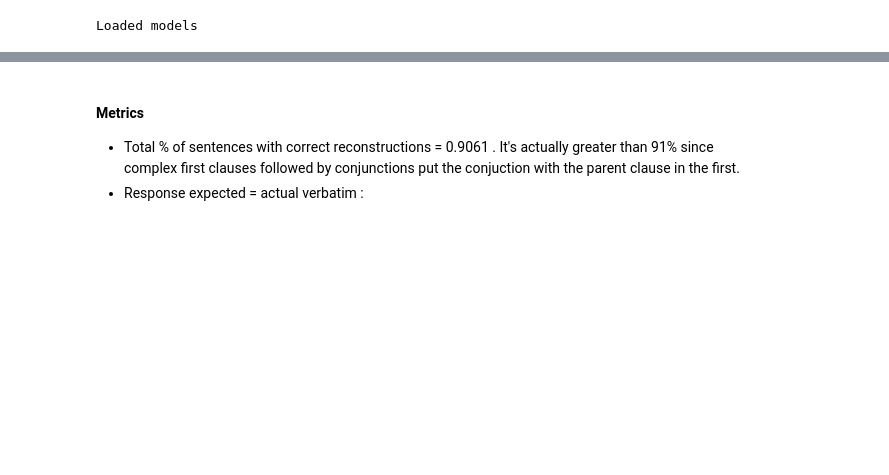
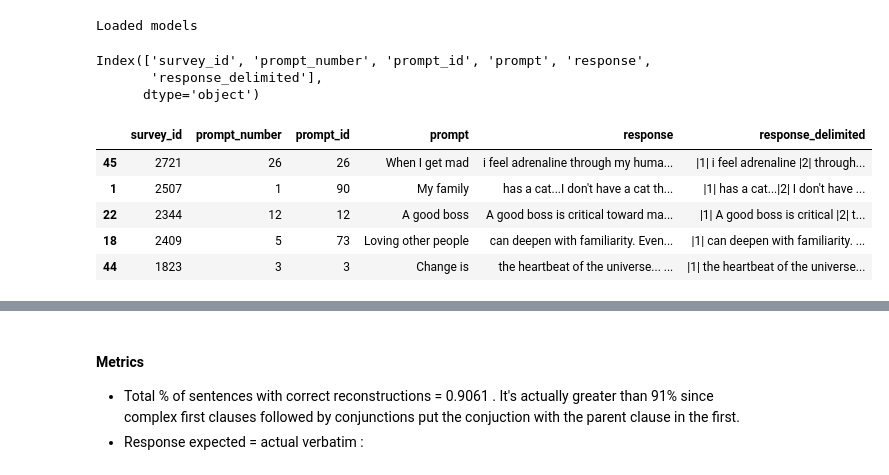
Before and after one commit to perspegrity5/SL_NLP_PassiveActive1, a Jupyter notebook: spacy_classifiers.ipynb, the cells around one changed output, grey strips where cells are left out. Drawn from its saved outputs; the diff is of its cells as text; code cells hidden in the pictures; blank space fills up the shorter version.

```diff
--- a/spacy_classifiers.ipynb
+++ b/spacy_classifiers.ipynb
@@ -259,3 +39,70 @@ df.sample(frac=1).head()
+# %%
+from io import StringIO
+import pandas as pd, numpy as np
+
+tsv = StringIO("""survey_id	prompt_number	prompt_id	prompt	response	response_delimited
+2546	36	48	Sometimes I wish that	my mom would come home more often.	|1| my mom |2| would come home more often.
+2507	1	90	My family	has a cat...I don't have a cat though I have 2 dogs	|1| has a cat...|2| I don't have a cat |3| though I have 2 dogs
+2510	33	33	When I am nervous	my hands get shaky	|1| my hands |2| get shaky
+2509	22	43	At times I worry about	my own dreams, nightmares I have thousands of them	|1| my own dreams, nightmares |2| I have thousands of them
+3356	34	47	Technology	its crazy and i wish i could keep up	|1| its crazy and |2| i wish |3| i could keep up
+2537	26	26	When I get mad	I sometimes use big voice then I go somewhere quiet so I can cry by myself.	|1| I sometimes use big voice |2| then I go somewhere quiet |3| so I can cry by myself.
+1869	25	25	My main problem is	a feeling that I am not entitled	|1| a feeling |2| that I am not entitled
+3127	29	29	If my mother	was a different lady, I would not be who I am.	|1| was a different lady, |2| I would not be who I am.
+1832	26	26	When I get mad	it takes a long time to build up, but I am slow to forgive.	|1| it takes a long time to build up, |2| but I am slow to forgive.
+2390	17	17	When they avoided me	I felt safe, knowing that I could receive a warm welcome from my family and friends.	|1| I felt safe, |2| knowing |3| that I could receive a warm welcome |4| from my family and friends.
+1880	36	48	Sometimes I wish that	I could be younger and have done things differently.	|1| I could be younger |2| and have done things differently.
+2407	17	17	When they avoided me	I sought to find out 'why?' . Knowing the 'why' can begin Awareness and Healing	|1| I sought |2| to find out 'why?' . |3| Knowing the 'why' |4| can begin Awareness and Healing
+3233	5	5	Being with other people	is both a learning experience and an opportunity to exchange views.	|1| is both a learning experience and an opportunity |2| to exchange views.
+2102	25	25	My main problem is	only a main problem if I think it is.	|1| only a main problem |2| if I think |3| it is.
+1529	10	10	When people are helpless	At times I try to find other ways of doing thing. But sometime I might be disappointed and stop or quit.	|1| At times I try |2| to find other ways |3| of doing thing. |4| But sometime I might be disappointed |5| and stop |6| or quit.
+2856	31	31	My father	taught me how to think critically and to love deeply.	|1| taught me |2| how to think critically |3| and to love deeply.
+1975	32	32	If I can\'t get what I want	I try to work out another way of getting what I want	|1| I try |2| to work out another way |3| of getting |4| what I want
+2157	17	17	When they avoided me	hmmm... I\'m stumped. I have no idea how to respond to this... Although there is a sense of relief...	|1| hmmm... I'm stumped. |2| I have no idea |3| how to respond to this...|4| Although there is a sense of relief...
+2409	5	73	Loving other people	can deepen with familiarity. Even with those who aren't a natural fit the differences between us can add color to the world as well as an opportunity to turn inward to see what is being triggered. Having said that, it's difficult for me to open my heart and trust.	|1| can deepen with familiarity. |2| Even with those who aren't a natural fit |3| the differences between us can add color to the world |4| as well as an opportunity to turn inward |5| to see |6| what is being triggered. |7| Having said that, |8| it's difficult for me |9| to open |10| my heart |11| and trust.
+2046	10	10	When people are helpless	I am inspired to reach out and be of service.	|1| I am inspired |2| to reach out |3| and be of service.
+2837	18	42	Rules	are guard rails. It is good and helpful to have them. When you head in the right direction you never get in touch with them, no matter how fast or slow you travel. Good rules are not in your way.	|1| are guard rails. |2| It is good and helpful |3| to have them. |4| When you head in the right direction |5| you never get in touch with them, |6| no matter how fast or slow you travel. |7| Good rules are not in |8| your way.
+2381	34	47	Technology	is a great tool, nice to have and can bring global humanity closer together in ways never before imagined. But if it were to disappear tomorrow, I'm of the generation that would be able to survive.	|1| is a great tool, |2| nice to have |3| and can bring global humanity closer together |4| in ways never before imagined. |5| But if it were |6| to disappear tomorrow, |7| I'm of the generation |8| that would be able |9| to survive.
+2344	12	12	A good boss	A good boss is critical toward making a workplace environment healthy and successful!	|1| A good boss is critical |2| toward making a workplace environment healthy and successful!
+2952	25	25	My main problem is	getting over decades spent proving myself.	|1| getting over |2| decades spent proving myself.
+2721	16	16	I feel sorry	for the pain that all humans and all beings on this earth must endure as part of the experience of being here.	|1| for the pain |2| that all humans and all beings on this earth must endure |3| as part of the experience of being here.
+2276	30	30	If I were in charge	i would change that by facilitating change that made everyone in charge ... to the degree of their capabilities in wordly matters, but always in charge of their interior and their right to decide for themselves what is real and true for them.	|1| i would change that |2| by facilitating change |3| that made everyone in charge ...|4| to the degree of their capabilities in wordly matters,|5| but always in charge |6| of their interior and |7| their right |8| to decide for themselves |9| what is real and true for them.
+3099	22	43	At times I worry about	big, big existential questions, and little microscopic ones... sometimes within milliseconds of one another.	|1| big, big existential questions, and little microscopic ones...|2| sometimes within milliseconds of one another.
+1883	1	1	Raising a family	is a profound gift. I am tending the future. I am tending the life processes. It is a place for love and life and evolution to soar.	|1| is a profound gift. |2| I am tending the future. |3| I am tending the life processes. |4| It is a place for love and life and evolution |5| to soar.
+1996	22	43	At times I worry about	how differently I see and process things from many of the people I encounter, and whether I am wisely acting and interacting.	|1| how differently I see |2| and process things |3| from many of the people I encounter, |4| and whether I am wisely acting |5| and interacting.
+2374	11	39	What I like to do best is	be a conduit. There is no I.	|1| be a conduit. |2| There is no I.
+3158	5	5	Being with other people	can be an isolating or a hugely enriching experience, the latter when each others presence liberates emergent thoughts or self expressions bringing forth a collective that is more than the sum of its parts	|1| can be an isolating or a hugely enriching experience, |1| the latter when each others presence liberates emergent thoughts or self expressions |3| bringing forth a collective |4| that is more than the sum of its parts
+2690	28	83	A teacher has the right to	I don't mean to be oppositional. . but this sentence stem. . .like so many others. . isn't one I can really answer outside of context. Rights. This is a wobbly construct. I'm sorry. I'm out of time otherwise I would write a bit about the possibility of rights . .the idea of having a right. . the usage of the language of rights.	|1| I don't mean |2| to be oppositional. .|3| but this sentence stem. . .like so many others. . isn't one |4| I can really answer outside of context.|5| Rights. This is a wobbly construct.|6| I'm sorry.|7| I'm out of time |8| otherwise I would write a bit about the possibility of rights ..the idea of having a right. . the usage of the language of rights.
+3321	5	5	Being with other people	is most often a pleasure and fascinating experience of seeing a completely different version of Self.	|1| is most often a pleasure and fascinating experience |2| of seeing a completely different version of Self.
+2404	14	14	The past	is a construct to give form and structure to the present moment.	|1| is a construct |2| to give form and structure to the present moment.
+2215	13	40	We could make the world a better place if	the mystery was okay to be as a question, that is to say if the question was okay to be a question and the answer could be a question and the answers and questions could be held together because they need each other and we realize a little faster that they won't end and they are growing together and rest in that.	|1| the mystery was okay |2| to be as a question, |3| that is to say |4| if the question was okay |5| to be a question |6| and the answer could be a question |7| and the answers and questions could be held together |8| because they need each other |9| and we realize a little faster |10| that they won't end |11| and they are growing together |12| and rest in that.
+3181	12	12	A good boss	is a solar being ... one that brings light and eternal love without demanding anything of the others ... an energetic and gravitational field of such calm, peaceful magnitude that all are warmed and captivated by their glow ... brings a new burst life to all those who are in their presence	|1| is a solar being ...|2| one that brings light and eternal love |3| without demanding anything of the others ..|4| an energetic and gravitational field of such calm, peaceful magnitude |5| that all are warmed and captivated by their glow ... |6| brings a new burst life |7| to all those who are in their presence
+1823	35	35	My conscience bothers me if	I'm not placing my feet on the path with an open heart, mind and spirit, tuning in to what's moving and showing up fully at the dance.	|1| I'm not placing |2| my feet on the path with an open heart, mind and spirit,|3| tuning in to |4| what's moving |5| and showing up fully at the dance.
+2619	2	2	When I am criticized	I can embody my personality and feel a pang contrast to the story I tell myself inside the story we tell ourselves of what we think in the moment to be an absolute before it falls away into a deeper, clearer calm of letting go.	|1| I can embody |2| my personality |3| and feel a pang contrast |4| to the story I tell myself |5| inside the story we tell ourselves |6| of what we think in the moment |7| to be an absolute |8| before it falls away into a deeper, clearer calm |9| of letting go.
+1823	6	6	The thing I like about myself is	that here I sit in the drop of this essential moment, chuckling at this question! :-D	|1| that here I sit in the drop of this essential moment, |2| chuckling at this question! :-D
+1909	25	25	My main problem is	integrating emptiness with everyday life, finding meaning in meaningless given the meaningless in meaning making.	|1| integrating emptiness with everyday life, |2| finding meaning in meaningless |3| given the meaningless |4| in meaning making.
+1814	25	25	My main problem is	how my narccissim gets in the way of seeing the truth of the illusion of self.	|1| how my narcissm |2| gets in the way |3| of seeing the truth of the illusion of self
+1805	4	37	These days, work	Is a rainbow of consciousness manifesting through each sparkling emanation called a 'me'.	|1| Is a rainbow of consciousness |2| manifesting through each sparkling emanation |3| called a 'me'.
+1665	5	5	Being with other people	Is a mutually mutating meeting of universes	|1| Is a mutually mutating meeting of universes
+2182	11	39	What I like to do best is	lay back and live the window that I have becomeas if a home with no walls, the infinite moves through as if there is no solid boundary.the veil is no more and the whole field that is everywhere exists where the inside and outside have no difference.	|1| lay back |2| and live the window |3| that I have become as if a home with no walls, |4| the infinite moves through |5| as if there is no solid boundary. |6| the veil is no more |7| and the whole field that is everywhere |8| exists where the inside and outside |9| have no difference.
+1823	3	3	Change is	the heartbeat of the universe... aliveness calling us forth!	|1| the heartbeat of the universe...|2| aliveness calling us forth!
+2721	26	26	When I get mad	i feel adrenaline through my human body and it is fierce and i love it because it moves me and it is no different than the Spirit which moves all.	|1| i feel adrenaline |2| through my human body |3| and it is fierce |4| and i love it |5| because it moves me |6| and it is no different |7| than the Spirit which moves all.
+2338	1	1	Raising a family	Captivates my whole being, just as every window on reality sees it is held in Love beyond knowing.	|1| Captivates |2| my whole being, |3| just as every window on reality sees |4| it is held in Love beyond knowing.
+2721	30	30	If I were in charge	Is an expression of the love animating all creation, the simple joy that moves all from rock to life to mind to All. It comes through this glorious One in all its parts and territories, from an inaccessible Heart, within, without.	|1| Is an expression |2| of the love animating all creation, |3| the simple joy that moves all from rock to life to mind to All. |4| It comes through this glorious One in all its parts and territories, from an inaccessible Heart, within, without.
+1889	15	41	Privacy	the human formconsicousness separates from the One even for a moment.	|1| the human form |2| consicousness separates from the One even for a moment.""")
+df = pd.read_csv(tsv, delimiter = "\t")
+print(df.columns)
+df.sample(frac=1).head()
+# %% [output]
+Index(['survey_id', 'prompt_number', 'prompt_id', 'prompt', 'response',
+       'response_delimited'],
+      dtype='object')
+|  | survey_id | prompt_number | prompt_id | prompt | response | response_delimited |
+| 45 | 2721 | 26 | 26 | When I get mad | i feel adrenaline through my huma... | |1| i feel adrenaline |2| through... |
+| 1 | 2507 | 1 | 90 | My family | has a cat...I don't have a cat th... | |1| has a cat...|2| I don't have ... |
+| 22 | 2344 | 12 | 12 | A good boss | A good boss is critical toward ma... | |1| A good boss is critical |2| t... |
+| 18 | 2409 | 5 | 73 | Loving other people | can deepen with familiarity. Even... | |1| can deepen with familiarity. ... |
+| 44 | 1823 | 3 | 3 | Change is | the heartbeat of the universe... ... | |1| the heartbeat of the universe... |
 # %%
 if "prompt" in df.columns: #Original dataset
     df['sentence'] = df.apply(lambda row : "{} {}".format(row['prompt'], row['response']), axis = 1)
```
Also changed, not shown: parts of 9 cells of this notebook.
